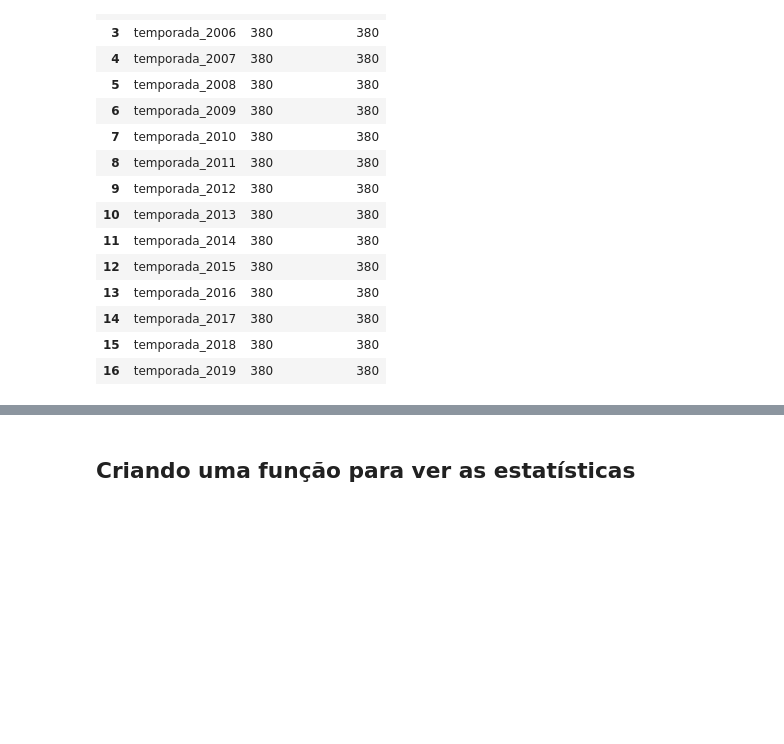
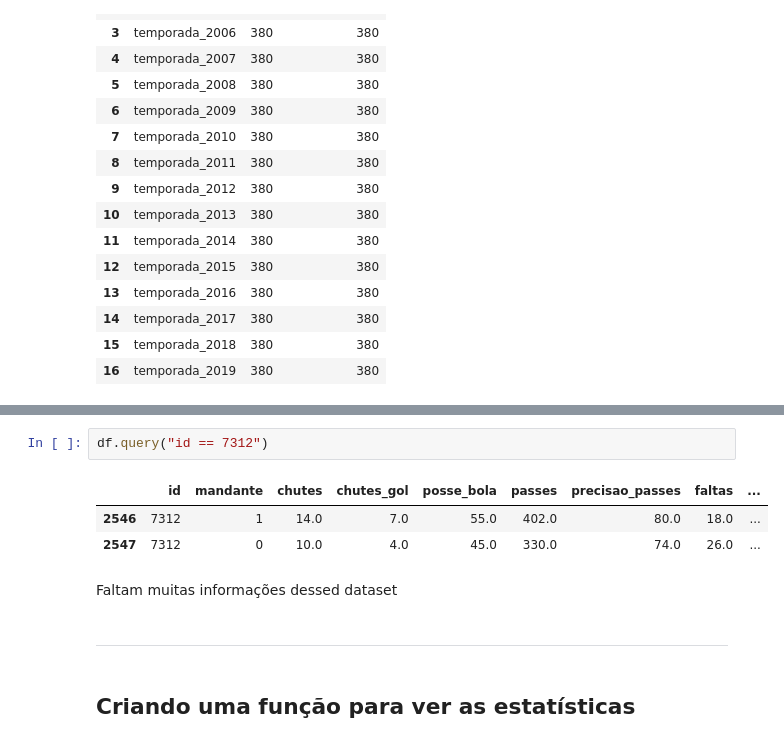
Before and after one commit to FelipeGBarreto/Campeonato_Brasileiro, a Jupyter notebook: BRASILEIRÃO.ipynb, the cells around one changed output, grey strips where cells are left out. Saved outputs shown, nothing was run; the diff lists cells and outputs as text; blank space fills up the shorter version.

```diff
--- a/BRASILEIRÃO.ipynb
+++ b/BRASILEIRÃO.ipynb
@@ -349,3 +369,13 @@ pd.DataFrame(times.groupby("temporada").id.count()).reset_index().\
+# %%
+df.query("id == 7312")
+# %% [output]
+|  | id | mandante | chutes | chutes_gol | posse_bola | passes | precisao_passes | faltas | ... |
+| 2546 | 7312 | 1 | 14.0 | 7.0 | 55.0 | 402.0 | 80.0 | 18.0 | ... |
+| 2547 | 7312 | 0 | 10.0 | 4.0 | 45.0 | 330.0 | 74.0 | 26.0 | ... |
+# %% [markdown]
+Faltam muitas informações dessed dataset
+# %% [markdown]
+<hr style='border: 1.5px solid LimeGreen;'>
 # %% [markdown]
 ## Criando uma função para ver as estatísticas
 # %%
```
Also changed, not shown: parts of 12 cells of this notebook.
